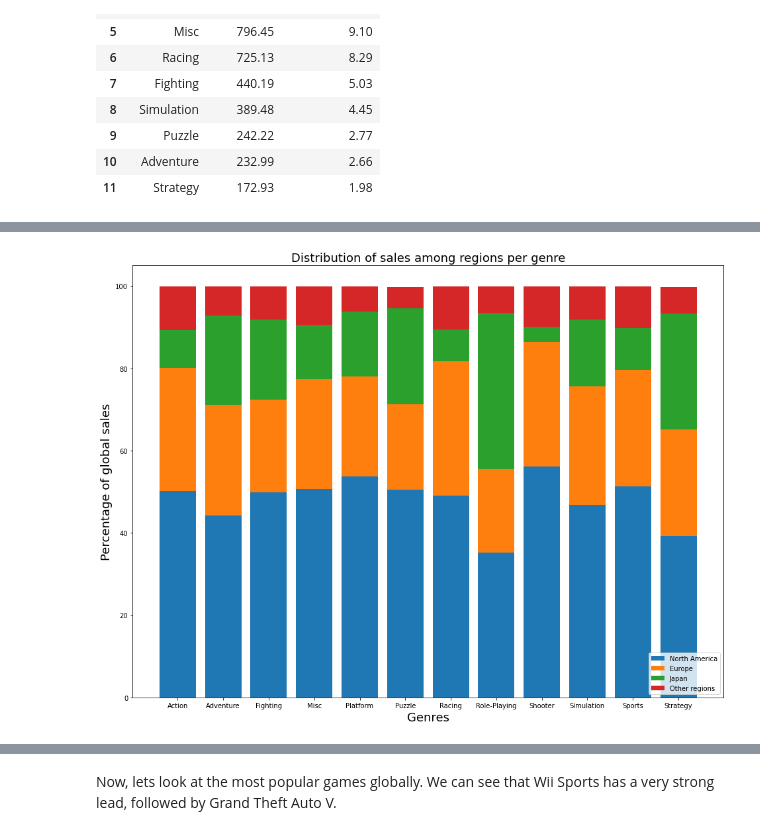
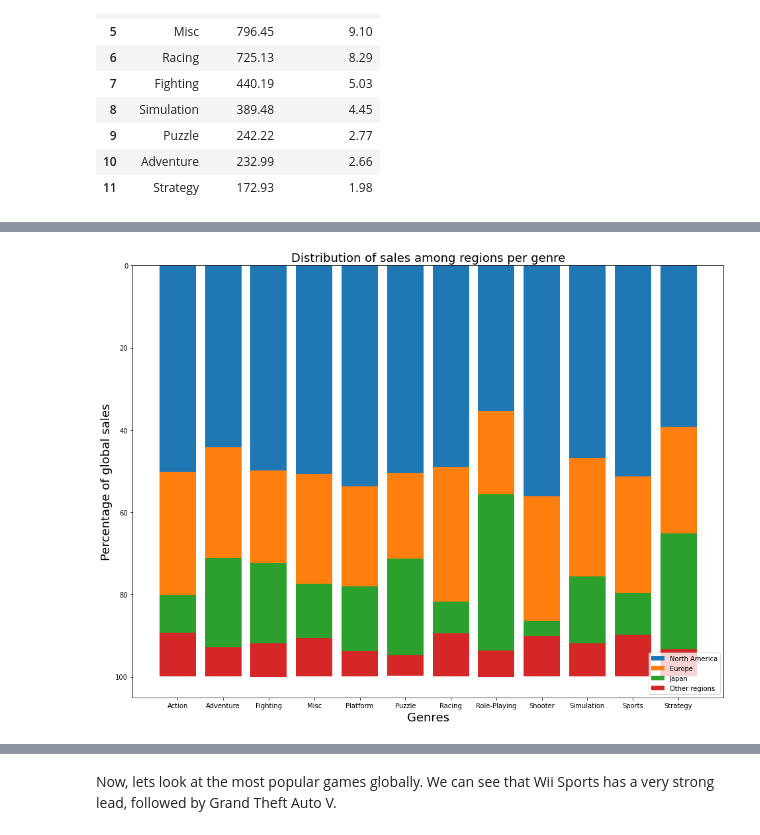
Before and after one commit to 3kleo/Video-Game-Sales-Analysis, a Jupyter notebook: notebook.ipynb, the cells around one changed output, grey strips where cells are left out. Drawn from its saved outputs; the diff is of its cells as text; code cells hidden in the pictures.

```diff
--- a/notebook.ipynb
+++ b/notebook.ipynb
@@ -271,13 +313,14 @@ df_temp
 # %%
 plt.figure(figsize=(16,12))
 plt.bar(df_temp['genre'], df_temp['NA'])#, color='r')
 plt.bar(df_temp['genre'], df_temp['EU'], bottom=df_temp['NA'])#, color='b')
 plt.bar(df_temp['genre'], df_temp['JP'], bottom=df_temp['NA']+df_temp['EU'])#, color='y')
 plt.bar(df_temp['genre'], df_temp['Other'], bottom=df_temp['NA']+df_temp['EU']+df_temp['JP'])#, color='g')
 plt.xlabel("Genres", fontdict={'size': 18})
 plt.ylabel("Percentage of global sales", fontdict={'size': 18})
 plt.legend(["North America", "Europe", "Japan", "Other regions"], loc='lower right')
 plt.title("Distribution of sales among regions per genre", fontdict={'size': 18})
+plt.gca().invert_yaxis()
 plt.show()
 # %% [output]
-[figure, old version]
+[figure, new version]
```
Also changed, not shown: parts of 20 cells of this notebook.
